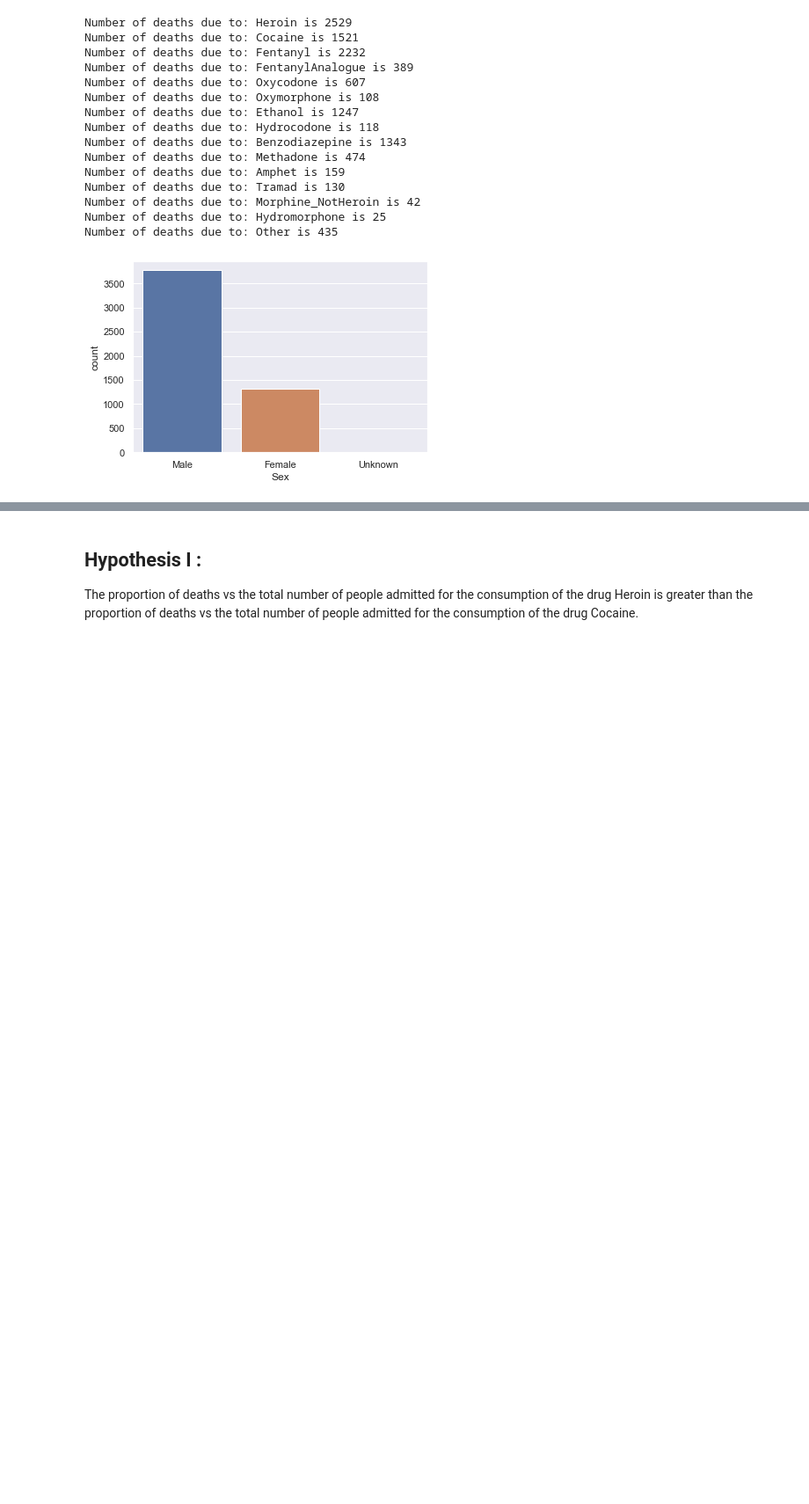
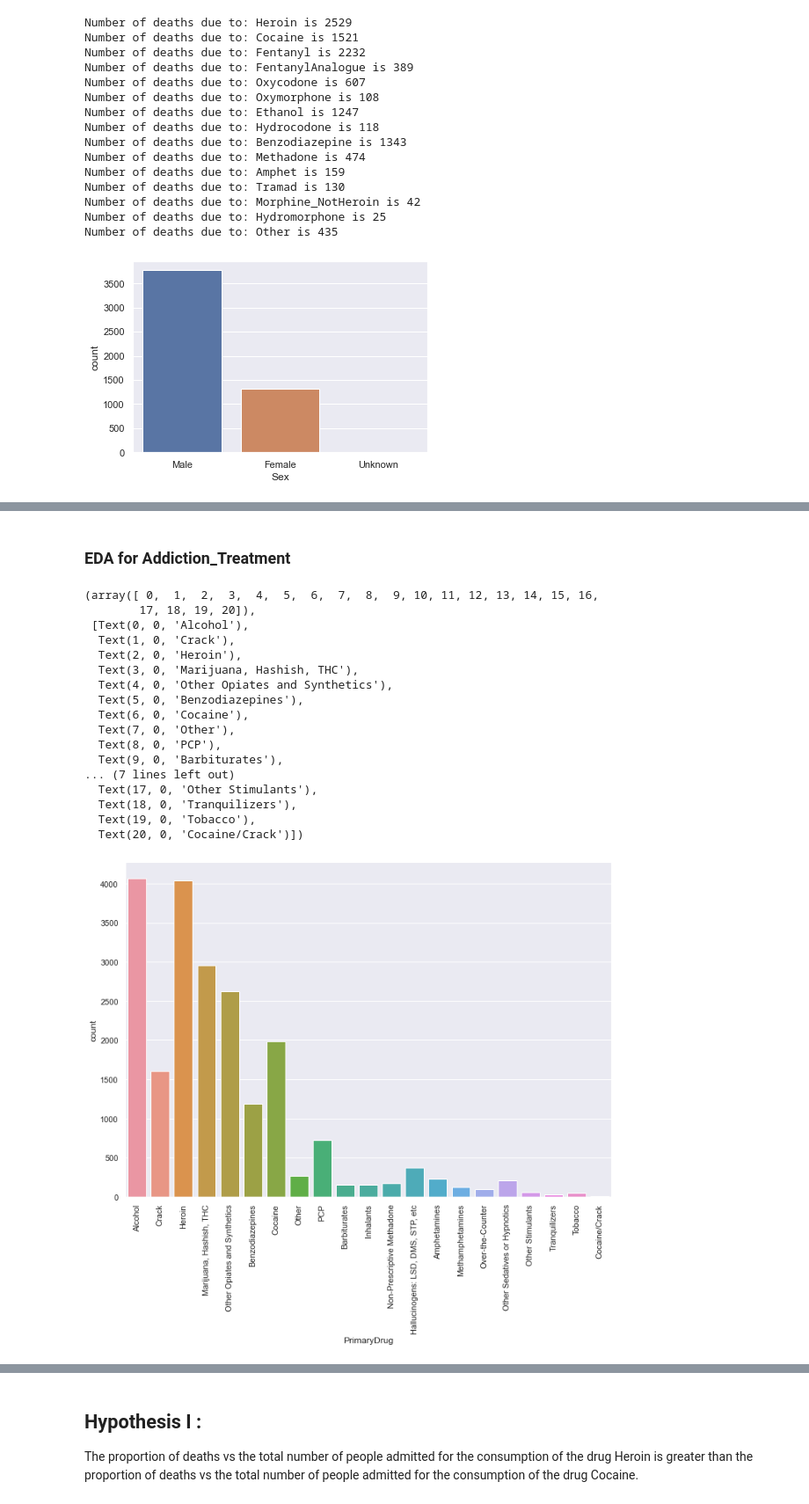
Before and after one commit to gayatri-kvr7/2021_Spring_finals, a Jupyter notebook: Final Project.ipynb, the cells around one changed output, grey strips where cells are left out. Shown: that part at 88% size. Cells and saved outputs as stored; diff of their text form; code cells hidden in the pictures; blank space fills up the shorter version.

```diff
--- a/Final Project.ipynb
+++ b/Final Project.ipynb
@@ -120,0 +104,26 @@ dtype: object
+# %% [markdown]
+### EDA for Addiction_Treatment
+# %%
+#countplot for the number of people admitted due to different drug use
+sns.set(rc={'figure.figsize':(11.7,8.27)})
+g=sns.countplot(x="PrimaryDrug",data=Addiction_Treatment)
+plt.xticks(rotation=90)
+# %% [output]
+(array([ 0,  1,  2,  3,  4,  5,  6,  7,  8,  9, 10, 11, 12, 13, 14, 15, 16,
+        17, 18, 19, 20]),
+ [Text(0, 0, 'Alcohol'),
+  Text(1, 0, 'Crack'),
+  Text(2, 0, 'Heroin'),
+  Text(3, 0, 'Marijuana, Hashish, THC'),
+  Text(4, 0, 'Other Opiates and Synthetics'),
+  Text(5, 0, 'Benzodiazepines'),
+  Text(6, 0, 'Cocaine'),
+  Text(7, 0, 'Other'),
+  Text(8, 0, 'PCP'),
+  Text(9, 0, 'Barbiturates'),
+... (7 lines left out)
+  Text(17, 0, 'Other Stimulants'),
+  Text(18, 0, 'Tranquilizers'),
+  Text(19, 0, 'Tobacco'),
+  Text(20, 0, 'Cocaine/Crack')])
+[figure, added]
```
Also changed, not shown: parts of 31 cells of this notebook.
